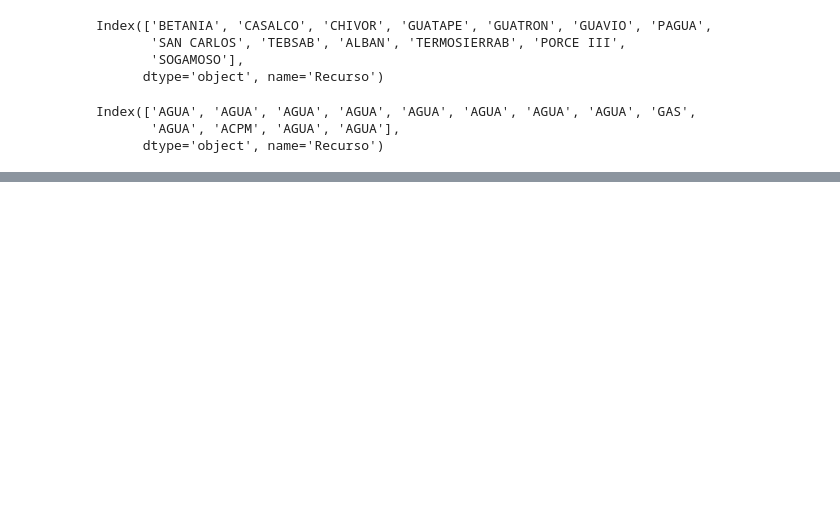
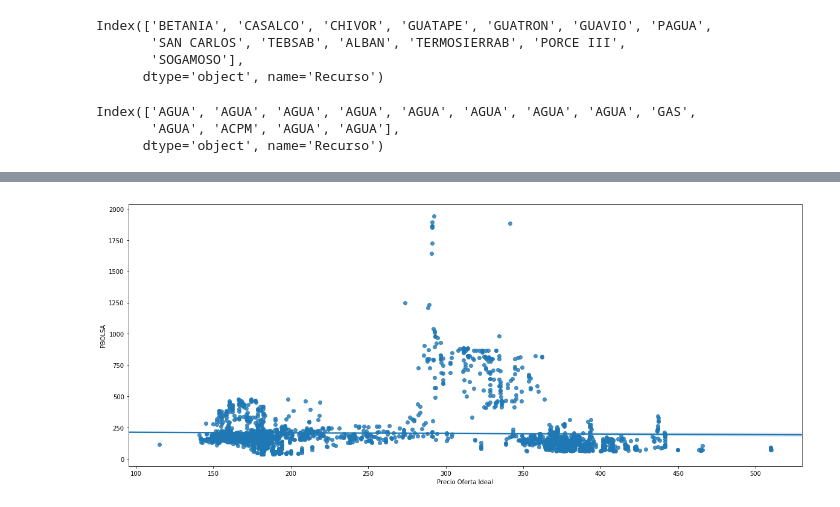
Before and after one commit to Vamarinpe/PAE, a Jupyter notebook: CodRecurso.ipynb, the cells around one changed output, grey strips where cells are left out. Saved outputs shown, nothing was run; the diff lists cells and outputs as text; code cells hidden in the pictures; blank space fills up the shorter version.

```diff
--- a/CodRecurso.ipynb
+++ b/CodRecurso.ipynb
@@ -184,0 +217,8 @@ Index(['AGUA', 'AGUA', 'AGUA', 'AGUA', 'AGUA', 'AGUA', 'AGUA', 'AGUA', 'GAS',
+# %%
+d=d['Precio Oferta Ideal']
+
+import seaborn as sns
+
+g=sns.regplot(x=d,y=v)
+# %% [output]
+[figure, added]
```
Also changed, not shown: parts of 2 cells of this notebook.
